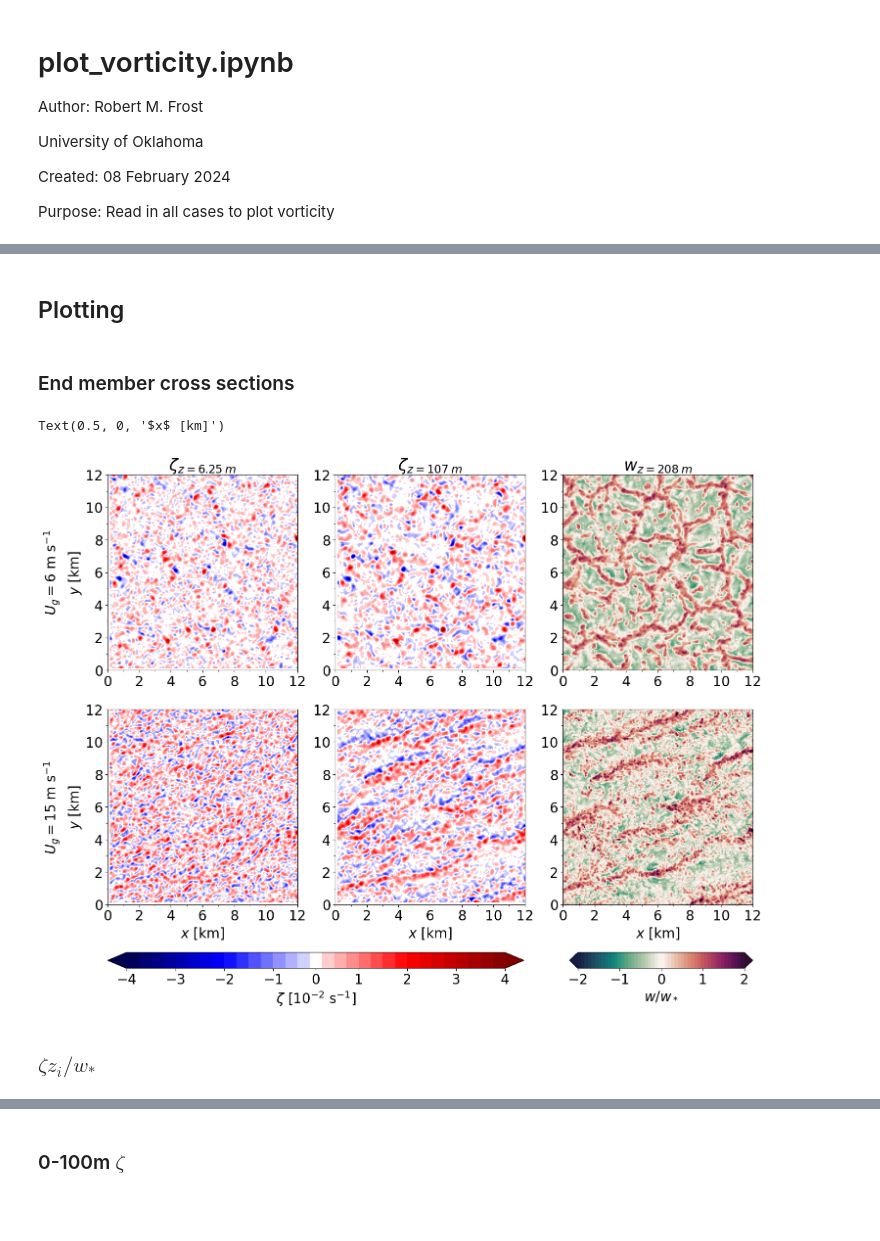
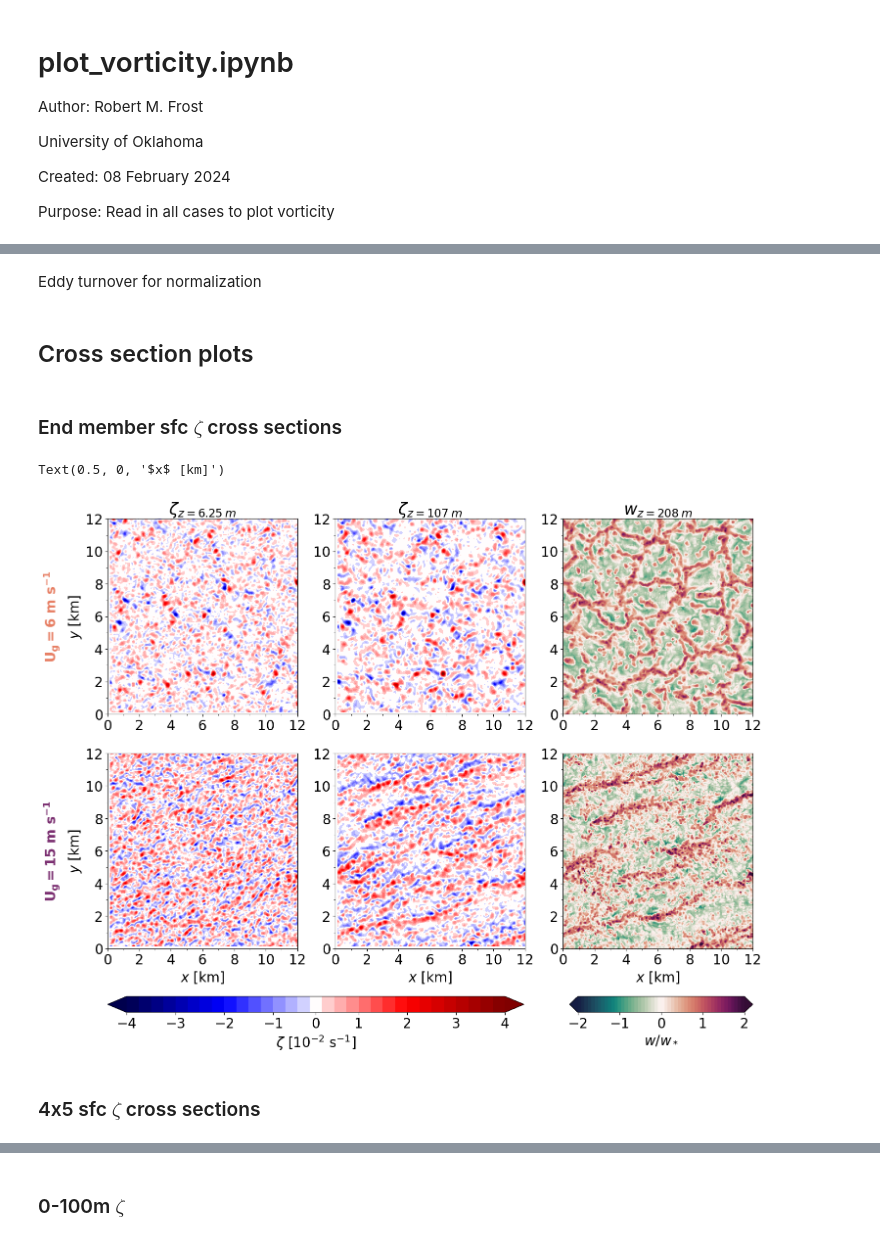
Before and after one commit to Salesky-ABL/ABL_Transition, a Jupyter notebook: plotting/plot_vorticity.ipynb, the cells around one changed output, grey strips where cells are left out. Saved outputs shown, nothing was run; the diff lists cells and outputs as text; code cells hidden in the pictures; blank space fills up the shorter version.

```diff
--- a/plotting/plot_vorticity.ipynb
+++ b/plotting/plot_vorticity.ipynb
@@ -45,7 +41,7 @@ t1hr = t1 * 0.05 / 3600
 dt = 1000
 
 # lists to store stats, roll factor, and length scales
-s_all, v_all = [], []
+s_all, vort_all, vort_ac_all, vort_ls_all = [], [], [], []
 # loop over sims
 for sim in sims:
     dnc = f"/home/rfrost/simulations/nc/{sim}/"
@@ -55,8 +51,20 @@ for sim in sims:
     s["time"] = s.time / 3600 + t0hr
     s_all.append(s)
 
-    # vorticity
-    v = xr.open_dataset(f"{dnc}{t0}_{t1}_vorticity.nc")
+    # vorticity stats
+    vort = xr.open_dataset(f"{dnc}{t0}_{t1}_vort.nc")
     # convert time to hours
-    v["time"] = v.time / 3600 + t0hr
-    v_all.append(v)
+    vort["time"] = vort.time / 3600 + t0hr
+    vort_all.append(vort)
+
+    # vorticity autocorrelation
+    vort_ac = xr.open_dataset(f"{dnc}{t0}_{t1}_vort_autocorr.nc")
+    # convert time to hours
+    vort_ac["time"] = vort_ac.time / 3600 + t0hr
+    vort_ac_all.append(vort_ac)
+
+    # vorticity length scales
+    vort_ls = xr.open_dataset(f"{dnc}{t0}_{t1}_vort_ls.nc")
+    # convert time to hours
+    vort_ls["time"] = vort_ls.time / 3600 + t0hr
+    vort_ls_all.append(vort_ls)
@@ -84,2 +92,4 @@ linestyle = ["--","solid","solid","-.","-."]
+# %% [markdown]
+Eddy turnover for normalization
 # %%
 # find average T_L at hr 9.8333
@@ -99,8 +109,8 @@ jttl = [-2, 4.5, 11, 17.5, 24]
 jtall = [abs(((s_all[0].time.values-10)*3600)/T_L - jttl[jt]).argmin() for jt in range(len(jttl))]
-# %% [markdown]
-## Plotting
+# %% [markdown]
+## Cross section plots
 # %% [markdown]
-### End member cross sections
+### End member sfc $\zeta$ cross sections
 # %%
 fig = plt.figure(figsize=(17,13))
 
@@ -126,46 +136,48 @@ clevw = np.linspace(-2,2,51)
 cmapw = cmocean.cm.curl
 cmap = mpl.cm.seismic
 
-cf = ax1.contourf(x, y, v_all[0].zeta3[359,:,:,0].rolling(x=3,y=3).mean().T * 10 ** 2, clevs, cmap=cmap, extend="both")
-ax1.text(-3.5, 6, "$U_g = 6$ m s$^{-1}$", rotation=90, va="center", ha="center")
+cf = ax1.contourf(x, y, vort_all[0].zeta3[359,:,:,0].rolling(x=3,y=3).mean().T * 10 ** 2, clevs, cmap=cmap, extend="both")
+ax1.text(-3.5, 6, "$\\bf{U_g = 6}$ m s$\\bf{^{-1}}$", rotation=90,
+         va="center", ha="center", fontweight="bold", c=ug_colors[0])
 ax1.set_title("$\zeta_{z = 6.25 \> m}$")
 
-ax2.contourf(x, y, v_all[3].zeta3[132,:,:,0].rolling(x=3,y=3).mean().T * 10 ** 2, clevs, cmap=cmap, extend="both")
-ax2.text(-3.5, 6, "$U_g = 15$ m s$^{-1}$", rotation=90, va="center", ha="center")
+ax2.contourf(x, y, vort_all[3].zeta3[132,:,:,0].rolling(x=3,y=3).mean().T * 10 ** 2, clevs, cmap=cmap, extend="both")
+ax2.text(-3.5, 6, "$\\bf{U_g = 15}$ m s$\\bf{^{-1}}$", rotation=90,
+         va="center", ha="center", fontweight="bold", c=ug_colors[3])
 
-ax3.contourf(x, y, v_all[0].zeta3[359,:,:,8].rolling(x=3,y=3).mean().T * 10 ** 2, clevs, cmap=cmap, extend="both")
+ax3.contourf(x, y, vort_all[0].zeta3[359,:,:,8].rolling(x=3,y=3).mean().T * 10 ** 2, clevs, cmap=cmap, extend="both")
 ax3.set_title("$\zeta_{z = 107 \> m}$")
 ax4.contourf(x, y, s_all[3].zeta[132,:,:,8].rolling(x=3,y=3).mean().T * 10 ** 2, clevs, cmap=cmap, extend="both")
 
 cfw = ax5.contourf(x, y, s_all[0].w[359,:,:,16].T / s_all[0].wstar[359], clevw, cmap=cmapw, extend="both")
 ax5.set_title("$w_{z = 208 \> m}$")
 ax6.contourf(x, y, s_all[3].w[132,:,:,16].T / s_all[3].wstar[132], clevw, cmap=cmapw, extend="both")
 
 cbar = plt.colorbar(cf, ax7, orientation="horizontal")
 cbar.set_label("$\zeta$ [$10^{-2}$ s$^{-1}$]")
 cbar.set_ticks(np.arange(-4, 4.1, 1))
 
 cbar = plt.colorbar(cfw, ax8, orientation="horizontal")
 cbar.set_label("$w / w_*$")
 cbar.set_ticks(np.arange(-2,2.1,1))
 
 axes = [ax1, ax2, ax3, ax4, ax5, ax6]
 for ax in axes:
     ax.xaxis.set_major_locator(MultipleLocator(2))
     ax.yaxis.set_major_locator(MultipleLocator(2))
     ax.xaxis.set_minor_locator(MultipleLocator(1))
     ax.yaxis.set_minor_locator(MultipleLocator(1))
     # ax.set_xlim(4,8)
     # ax.set_ylim(4,8)
 
 ax1.set_ylabel("$y$ [km]")
 ax2.set_ylabel("$y$ [km]")
 ax2.set_xlabel("$x$ [km]")
 ax4.set_xlabel("$x$ [km]")
 ax6.set_xlabel("$x$ [km]")
 # %% [output]
 Text(0.5, 0, '$x$ [km]')
-[figure, old version]
+[figure, new version]
-# %% [markdown]
-### $\zeta z_i / w_*$
+# %% [markdown]
+### 4x5 sfc $\zeta$ cross sections
 # %%
```
Also changed, not shown: parts of 36 cells of this notebook, 6 other files.
